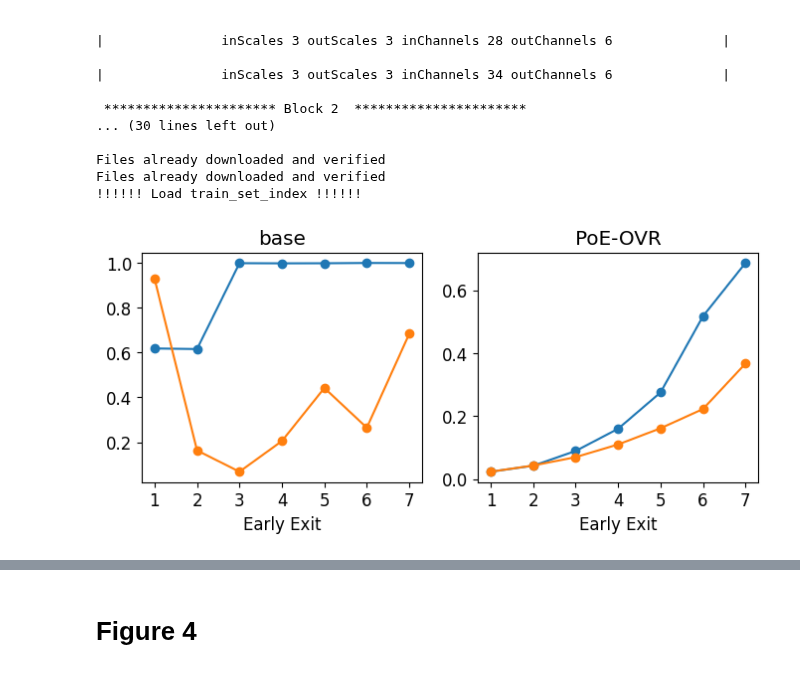
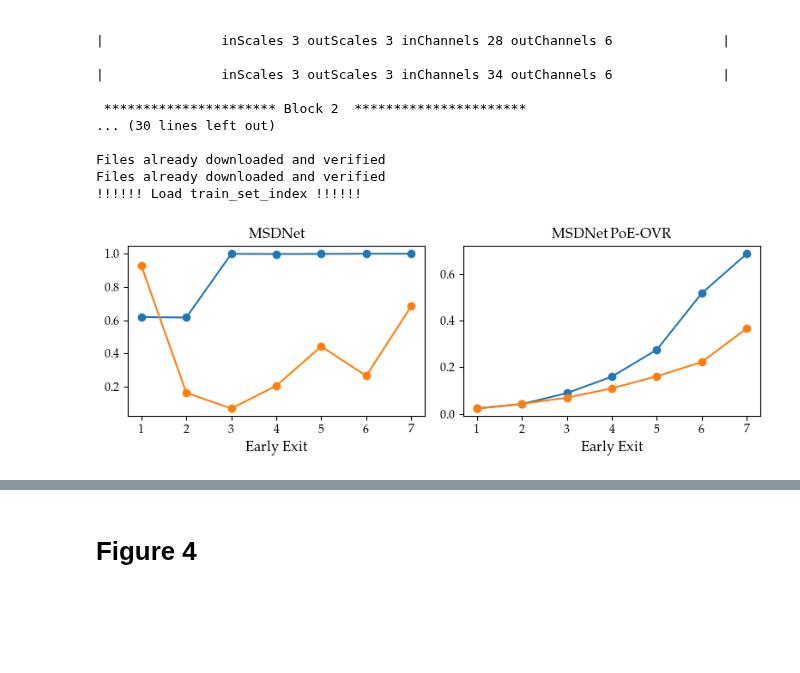
Before and after one commit to metodj/MSDNet-PyTorch, a Jupyter notebook: paper_plots.ipynb, the cells around one changed output, grey strips where cells are left out. Saved outputs shown, nothing was run; the diff lists cells and outputs as text; code cells hidden in the pictures; blank space fills up the shorter version.

```diff
--- a/paper_plots.ipynb
+++ b/paper_plots.ipynb
@@ -98,8 +99,8 @@ msp = {i: torch.max(probs, dim=2).values[i, :] for i in range(L)}
 #     plt.title(f'{i}')
 #     plt.show()
 # %%
-FONT_SIZE = 12
-plt.rcParams.update({'font.size': FONT_SIZE})
+# FONT_SIZE = 12
+# plt.rcParams.update({'font.size': FONT_SIZE})
 
 PLOT_TYPE = 'Modal Probability'
 # PLOT_TYPE = 'Ground-Truth Probability'
@@ -109,7 +110,7 @@ early_exits = [i + 1 for i in range(L)]
 
 ax[0].plot(early_exits, acc, label='NN', marker='o')
 ax[0].set_xlabel('Early Exit')
-ax[0].set_ylabel('Test Accuracy')
+ax[0].set_ylabel('Test Accuracy [\%]')
 ax[0].set_xticks(early_exits)
 
 ax[1].set_xlabel('Early Exit')
@@ -126,7 +127,7 @@ ax[1].set_xticks(early_exits)
 
 THRESHOLDS = [-0.01, -0.1, -0.2, -0.5]
 ax[2].set_xlabel('Max Probability Decrease')
-ax[2].set_ylabel('% of Test Samples')
+ax[2].set_ylabel('\% of Test Samples')
 if PLOT_TYPE == 'Modal Probability':
     probs_decrase = modal_probs_decreasing(preds, probs, L, N=N, diffs_type="all", thresholds=THRESHOLDS)
 elif PLOT_TYPE == 'Ground-Truth Probability':
@@ -137,9 +138,11 @@ ax[2].plot(probs_decrase.keys(), probs_decrase.values(), marker='o')
 ax[2].set_xticks(list(probs_decrase.keys()))
 ax[2].tick_params(labelsize=11, axis='x')
 ax[2].set_ylim([0., 85.])
+# ax[2].set_ylabel('\% of Test Samples')
+ax[2].axhline(y=0, color="tab:red", linewidth=4, linestyle='--')
 
 plt.tight_layout()
-# plt.savefig(f'figures/figure_1_{PLOT_TYPE}.pdf', dpi=1200)
+plt.savefig(f'figures/figure_1_{PLOT_TYPE}.pdf', dpi=1200)
 plt.show()
 # %% [output]
 {0.01: 67.36999999999999, 0.1: 49.78, 0.2: 41.67, 0.5: 23.150000000000002}
@@ -365,8 +372,8 @@ probs_poe_ovr_break_ties_generalized = torch.tensor(f_probs_ovr_poe_logits_weigh
 preds_poe_ovr_break_ties_generalized = {i: torch.argmax(probs_poe_ovr_break_ties_generalized, dim=2)[i, :] for i in range(L)}
 acc_poe_ovr_break_ties_generalized = [(targets == preds_poe_ovr_break_ties_generalized[i]).sum() / len(targets) for i in range(L)]
 # %%
-FONT_SIZE = 12
-plt.rcParams.update({'font.size': FONT_SIZE})
+# FONT_SIZE = 12
+# plt.rcParams.update({'font.size': FONT_SIZE})
 
 PLOT_TYPE = 'Modal Probability'
 # PLOT_TYPE = 'Ground-Truth Probability'
@@ -375,33 +382,34 @@ fig, ax = plt.subplots(1, 2, figsize=(8, 3))
 early_exits = [i + 1 for i in range(L)]
 
 ax[0].set_xlabel('Early Exit')
 # ax[0].set_ylabel(PLOT_TYPE)
 if PLOT_TYPE == 'Modal Probability':
     for i, color in zip([6311, 8376], ['tab:blue', 'tab:orange']):
         probs_i = probs[:, i, preds[L - 1][i]].cpu()
         ax[0].plot(list(range(1, len(probs_i) + 1)), probs_i, marker='o', color=color)
 elif PLOT_TYPE == 'Ground-Truth Probability':
     for i in [6311, 6534]:
         probs_i = probs[:, i, targets[i]].cpu()
         ax[0].plot(list(range(1, len(probs_i) + 1)), probs_i, marker='o')
 ax[0].set_xticks(early_exits)
-ax[0].set_title('base')
+ax[0].set_title('MSDNet')
 
 
 ax[1].set_xlabel('Early Exit')
 # ax[1].set_ylabel(PLOT_TYPE)
 if PLOT_TYPE == 'Modal Probability':
     for i, color in zip([6311, 8376], ['tab:blue', 'tab:orange']):
         probs_i = probs_poe_ovr_break_ties_generalized[:, i, preds_poe_ovr_break_ties_generalized[L - 1][i]].cpu()
         ax[1].plot(list(range(1, len(probs_i) + 1)), probs_i, marker='o', color=color)
 elif PLOT_TYPE == 'Ground-Truth Probability':
     for i in [6311, 6534]:
         probs_i = probs[:, i, targets[i]].cpu()
         ax[1].plot(list(range(1, len(probs_i) + 1)), probs_i, marker='o')
 ax[1].set_xticks(early_exits)
-ax[1].set_title('PoE-OVR')
+ax[1].set_title('MSDNet PoE-OVR')
 
+plt.tight_layout()
 plt.savefig(f'figures/figure_3_{PLOT_TYPE}.pdf', dpi=1200)
 plt.show()
 # %% [output]
-[figure, old version]
+[figure, new version]
```
Also changed, not shown: parts of 8 cells of this notebook, 1 other file.
